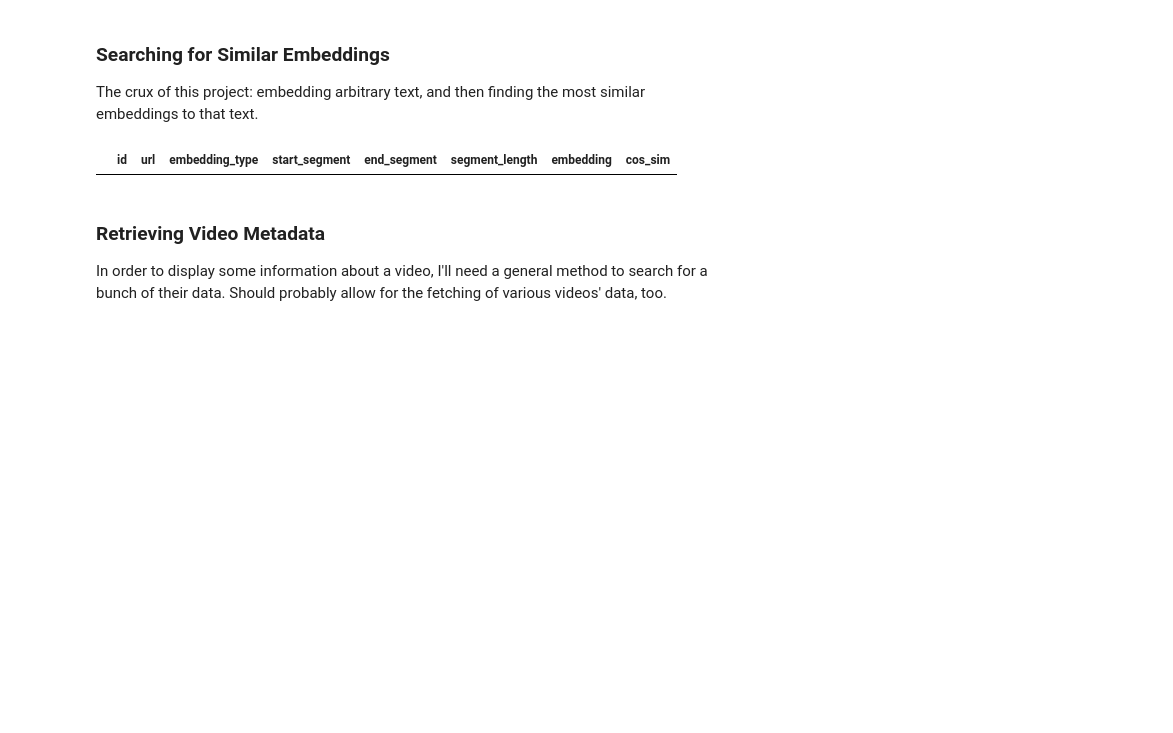
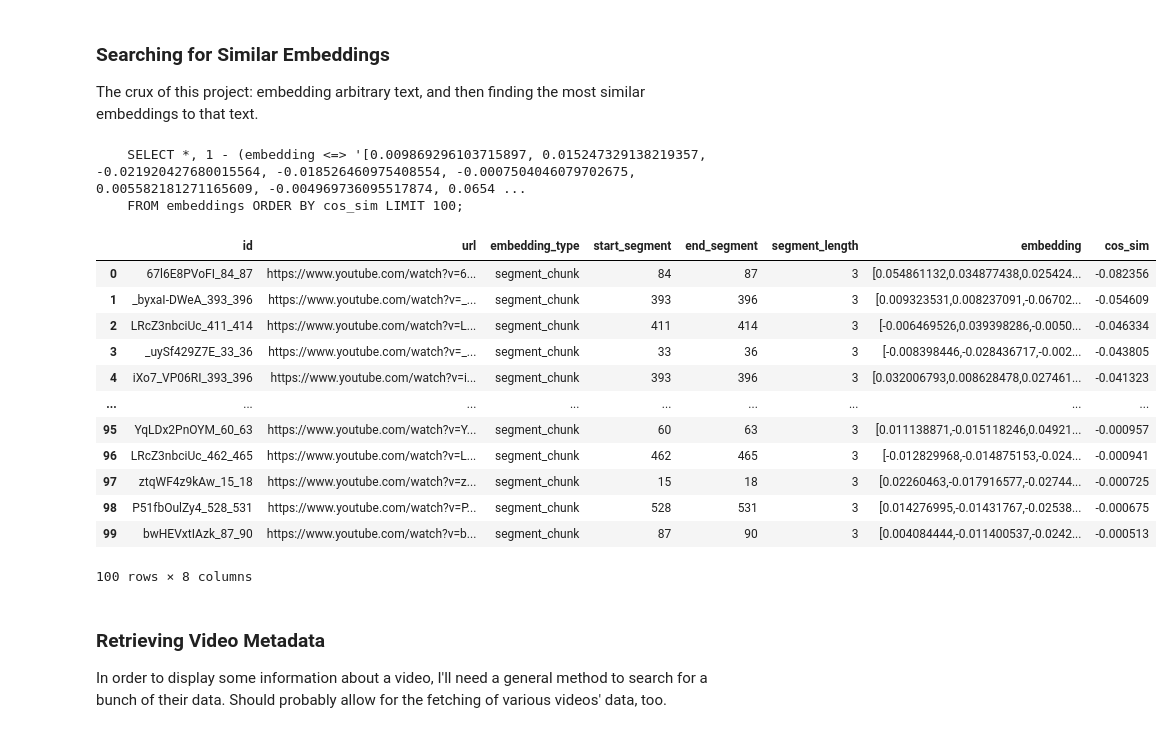
Before and after one commit to trevbook/neural-needledrop, a Jupyter notebook: api/notebooks/01. Writing Postgres Queries.ipynb, the cells around one changed output. Cells and saved outputs as stored; diff of their text form; code cells hidden in the pictures; blank space fills up the shorter version.

```diff
--- a/api/notebooks/01. Writing Postgres Queries.ipynb
+++ b/api/notebooks/01. Writing Postgres Queries.ipynb
@@ -60,15 +60,29 @@ The crux of this project: embedding arbitrary text, and then finding the most si
 # %%
 # First: define the query, and then embed it
 query_text = "Shredding guitar, heavy drums, and fast-paced vocals"
 query_embedding = embed_text(query_text)
 
 # Now, get the most similar embeddings
-most_similar_embeddings_df = pg_queries.most_similar_embeddings(query_embedding, engine, n=5)
+most_similar_embeddings_df = pg_queries.most_similar_embeddings(query_embedding, engine, n=100)
 
 # Show this DataFrame
 most_similar_embeddings_df
 # %% [output]
+    SELECT *, 1 - (embedding <=> '[0.009869296103715897, 0.015247329138219357, -0.021920427680015564, -0.018526460975408554, -0.0007504046079702675, 0.005582181271165609, -0.004969736095517874, 0.0654 ...
+    FROM embeddings ORDER BY cos_sim LIMIT 100;
 |  | id | url | embedding_type | start_segment | end_segment | segment_length | embedding | cos_sim |
+| 0 | 67l6E8PVoFI_84_87 | https://www.youtube.com/watch?v=6... | segment_chunk | 84 | 87 | 3 | [0.054861132,0.034877438,0.025424... | -0.082356 |
+| 1 | _byxaI-DWeA_393_396 | https://www.youtube.com/watch?v=_... | segment_chunk | 393 | 396 | 3 | [0.009323531,0.008237091,-0.06702... | -0.054609 |
+| 2 | LRcZ3nbciUc_411_414 | https://www.youtube.com/watch?v=L... | segment_chunk | 411 | 414 | 3 | [-0.006469526,0.039398286,-0.0050... | -0.046334 |
+| 3 | _uySf429Z7E_33_36 | https://www.youtube.com/watch?v=_... | segment_chunk | 33 | 36 | 3 | [-0.008398446,-0.028436717,-0.002... | -0.043805 |
+| 4 | iXo7_VP06RI_393_396 | https://www.youtube.com/watch?v=i... | segment_chunk | 393 | 396 | 3 | [0.032006793,0.008628478,0.027461... | -0.041323 |
+| ... | ... | ... | ... | ... | ... | ... | ... | ... |
+| 95 | YqLDx2PnOYM_60_63 | https://www.youtube.com/watch?v=Y... | segment_chunk | 60 | 63 | 3 | [0.011138871,-0.015118246,0.04921... | -0.000957 |
+| 96 | LRcZ3nbciUc_462_465 | https://www.youtube.com/watch?v=L... | segment_chunk | 462 | 465 | 3 | [-0.012829968,-0.014875153,-0.024... | -0.000941 |
+| 97 | ztqWF4z9kAw_15_18 | https://www.youtube.com/watch?v=z... | segment_chunk | 15 | 18 | 3 | [0.02260463,-0.017916577,-0.02744... | -0.000725 |
+| 98 | P51fbOulZy4_528_531 | https://www.youtube.com/watch?v=P... | segment_chunk | 528 | 531 | 3 | [0.014276995,-0.01431767,-0.02538... | -0.000675 |
+| 99 | bwHEVxtIAzk_87_90 | https://www.youtube.com/watch?v=b... | segment_chunk | 87 | 90 | 3 | [0.004084444,-0.011400537,-0.0242... | -0.000513 |
+100 rows × 8 columns
 # %% [markdown]
 ### Retrieving Video Metadata
 In order to display some information about a video, I'll need a general method to search for a bunch of their data. Should probably allow for the fetching of various videos' data, too.
```
Also changed, not shown: parts of 3 cells of this notebook, 8 other files.
